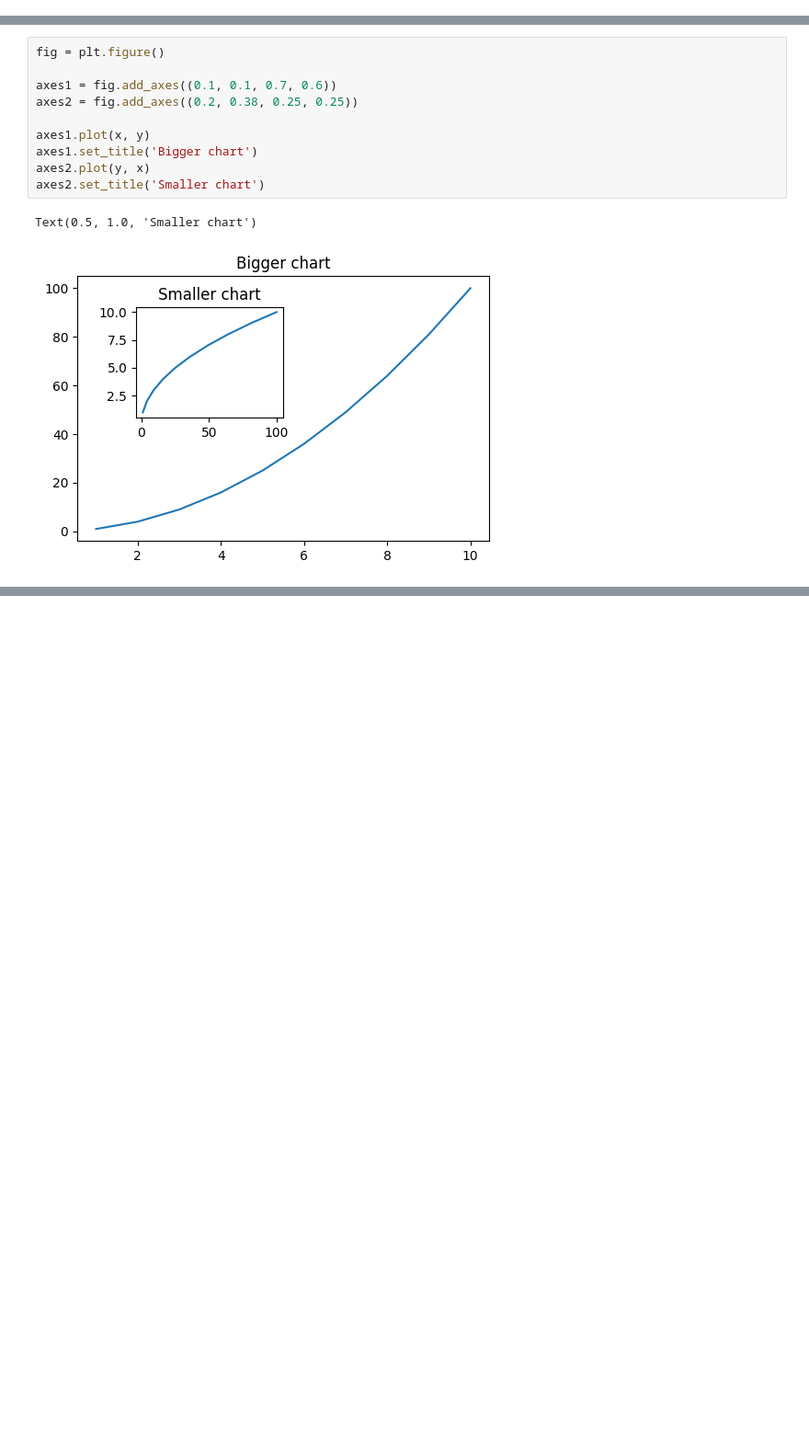
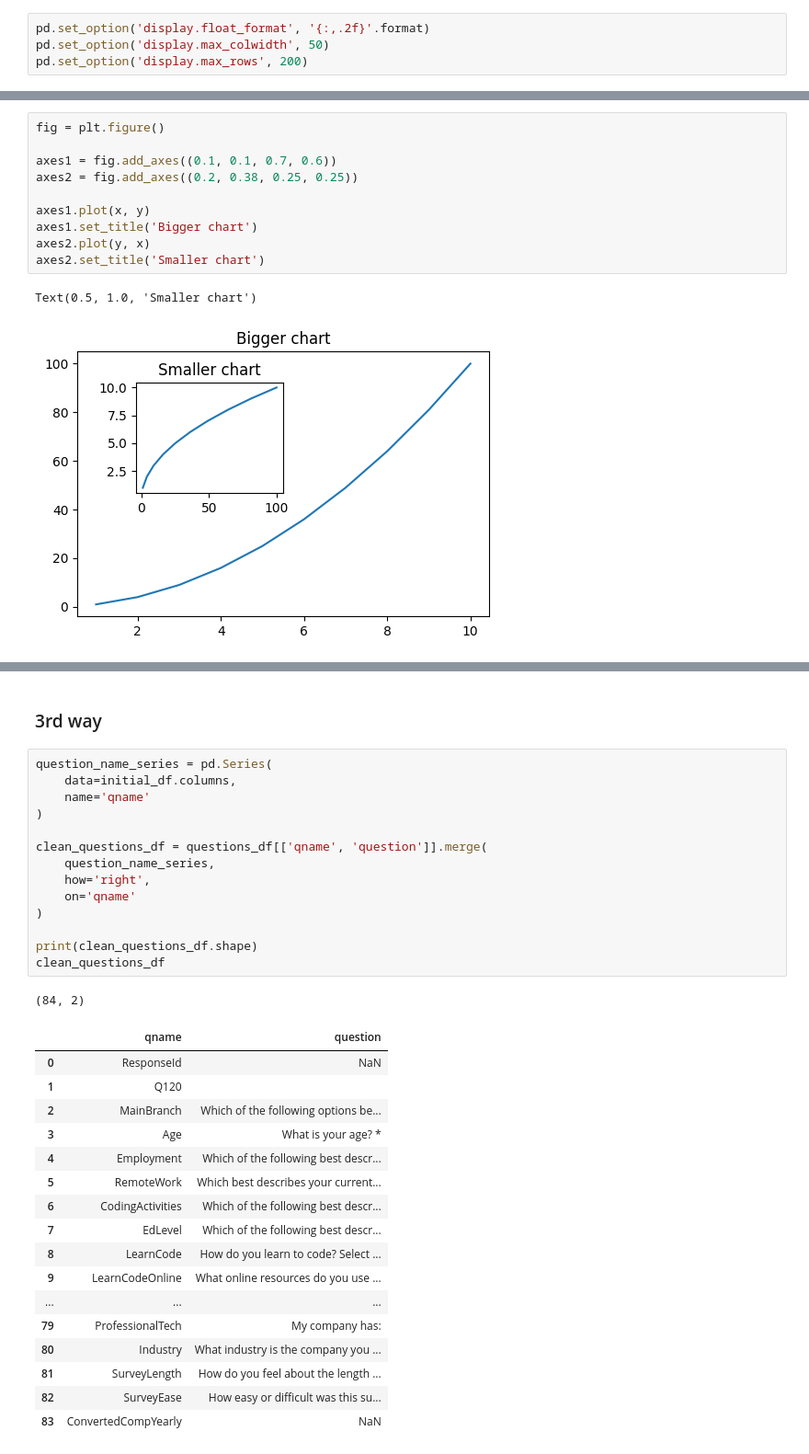
Before and after one commit to 22skowron/Data-manipulation-practice, a Jupyter notebook: Matplotlib_practice.ipynb, the cells around one changed output, grey strips where cells are left out. Shown: that part at 92% size. Saved outputs shown, nothing was run; the diff lists cells and outputs as text; blank space fills up the shorter version.

```diff
--- a/Matplotlib_practice.ipynb
+++ b/Matplotlib_practice.ipynb
@@ -3,0 +6,4 @@ import numpy as np
+# %%
+pd.set_option('display.float_format', '{:,.2f}'.format)
+pd.set_option('display.max_colwidth', 50)
+pd.set_option('display.max_rows', 200)
@@ -43,0 +171,35 @@ Text(0.5, 1.0, 'Smaller chart')
+# %% [markdown]
+### 3rd way
+# %%
+question_name_series = pd.Series(
+    data=initial_df.columns,
+    name='qname'
+)
+
+clean_questions_df = questions_df[['qname', 'question']].merge(
+    question_name_series,
+    how='right',
+    on='qname'
+)
+
+print(clean_questions_df.shape)
+clean_questions_df
+# %% [output]
+(84, 2)
+|  | qname | question |
+| 0 | ResponseId | NaN |
+| 1 | Q120 |  |
+| 2 | MainBranch | Which of the following options be... |
+| 3 | Age | What is your age? * |
+| 4 | Employment | Which of the following best descr... |
+| 5 | RemoteWork | Which best describes your current... |
+| 6 | CodingActivities | Which of the following best descr... |
+| 7 | EdLevel | Which of the following best descr... |
+| 8 | LearnCode | How do you learn to code? Select ... |
+| 9 | LearnCodeOnline | What online resources do you use ... |
+| ... | ... | ... |
+| 79 | ProfessionalTech | My company has: |
+| 80 | Industry | What industry is the company you ... |
+| 81 | SurveyLength | How do you feel about the length ... |
+| 82 | SurveyEase | How easy or difficult was this su... |
+| 83 | ConvertedCompYearly | NaN |
```
Also changed, not shown: parts of 26 cells of this notebook, 3 other files.
